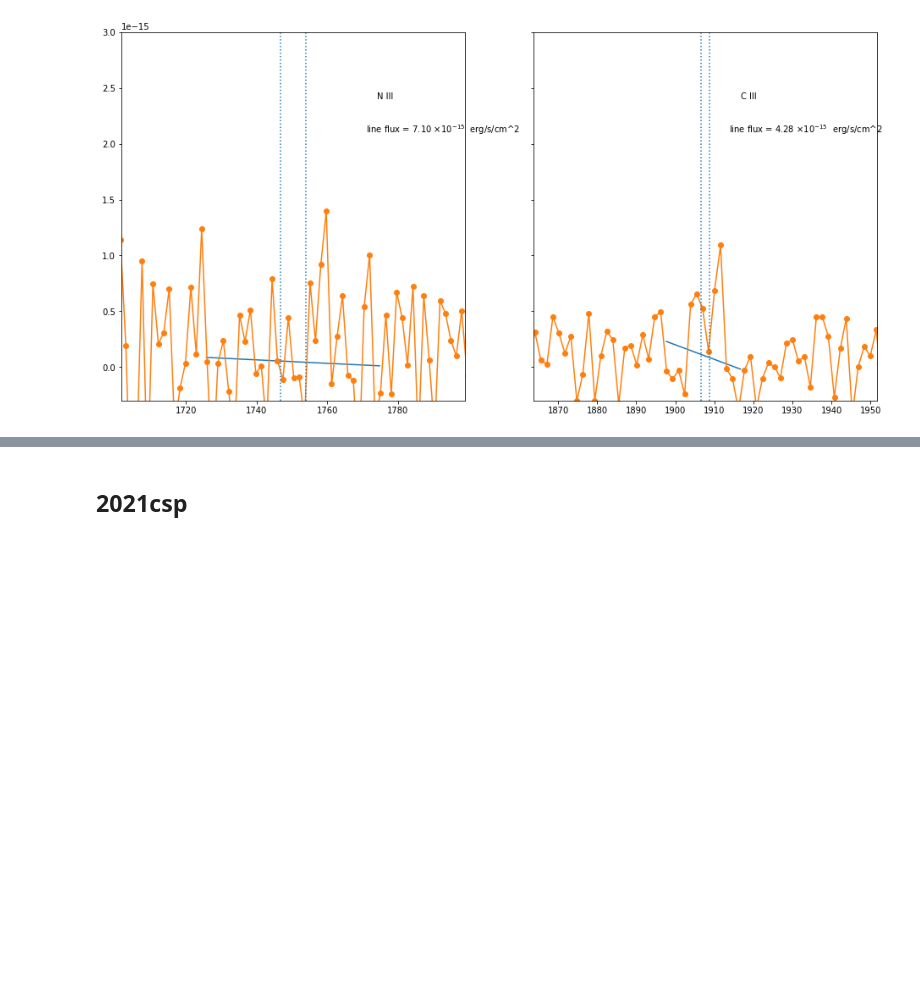
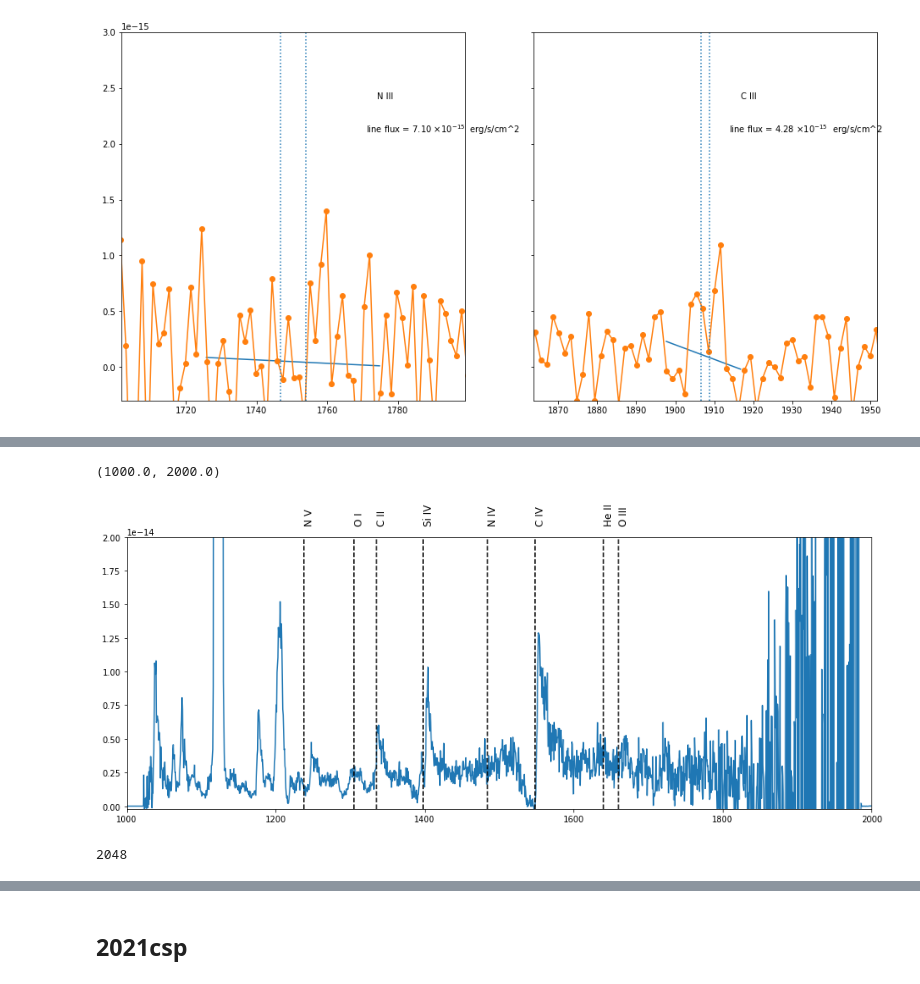
Before and after one commit to Anika019/UV_interaction_SN, a Jupyter notebook: line calculation.ipynb, the cells around one changed output, grey strips where cells are left out. Saved outputs shown, nothing was run; the diff lists cells and outputs as text; code cells hidden in the pictures; blank space fills up the shorter version.

```diff
--- a/line calculation.ipynb
+++ b/line calculation.ipynb
@@ -225,0 +373,46 @@ emflux = plot_region(axes[1], wav, flux, [ 1906.7, 1908.7], linename = 'C III',
+# %%
+#spectra need binning
+obj = '2021csp'                                          #update this!!!
+spec = fits.open('./reduced_spectra/2021csp/2021csp_d8FUV.fits')#update this!!!
+z = z_dict[obj]
+ebv = 0.028                                             #update this!!!
+a_v = 3.1*ebv
+ind = 2                                                  #update this!!!
+fuv_lineflux[ind]['obj'] = obj
+fuv_lineflux[ind]['phase'] = 8                               #update this!!!
+
+wav = spec[1].data['WAVELENGTH'][0]/(1+z)
+flux = spec[1].data['FLUX'][0]
+error = spec[1].data['ERROR'][0]
+
+plt.figure(figsize=(16, 6))
+bin_size=8
+f_bin = np.zeros(int(len(wav)/bin_size))
+wav_bin = np.zeros(int(len(wav)/bin_size))
+err_bin = np.zeros(int(len(wav)/bin_size))
+
+for i in range(int(len(wav)/bin_size)):
+    wav_bin[i] = np.average(wav[i*bin_size:i*bin_size+bin_size])
+    f_bin[i] = np.sum(flux[i*bin_size:i*bin_size+bin_size])
+    err_bin[i] = np.sqrt(np.average(error[i*bin_size:i*bin_size+bin_size]**2))
+
+plt.plot(wav_bin, f_bin)
+
+xcoords=[1238, 1305, 1335, 1398,1484  ,1548  ,1640  ,1660]
+#xcoords=np.asarray(xcoords)*1.e-4
+names=['N V', 'O I', 'C II', 'Si IV','N IV','C IV','He II','O III']
+
+for i in range(len(xcoords)):
+    if xcoords[i]<max(wav) and xcoords[i]>min(wav):
+        plt.axvline(x=xcoords[i],ymax=1,color='black',linestyle='--')
+        plt.text(xcoords[i],2.1e-14,names[i],rotation=90,fontsize=12)
+
+plt.ylim(-2e-16, 2e-14)
+plt.xlim(1000, 2000)
+# %% [output]
+(1000.0, 2000.0)
+[figure, added]
+# %%
+len(wav_bin)
+# %% [output]
+2048
```
Also changed, not shown: parts of 12 cells of this notebook, 10 other files.
